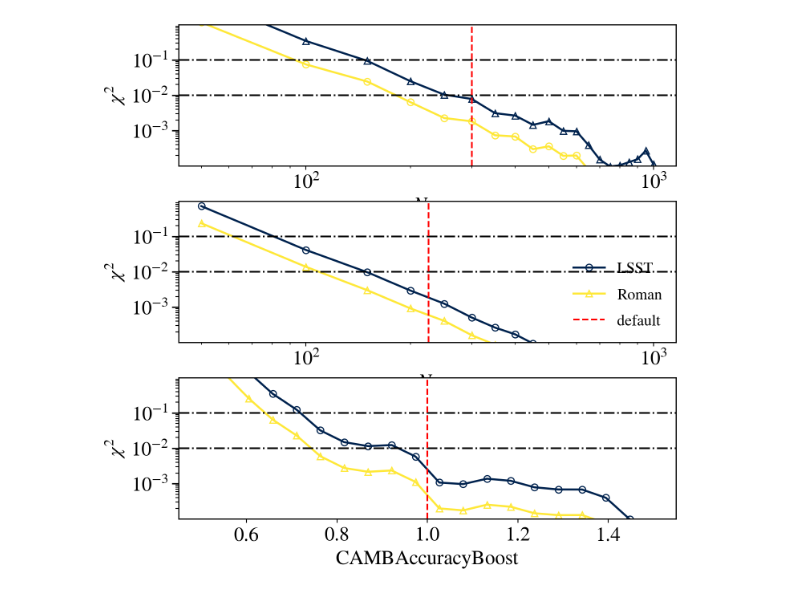
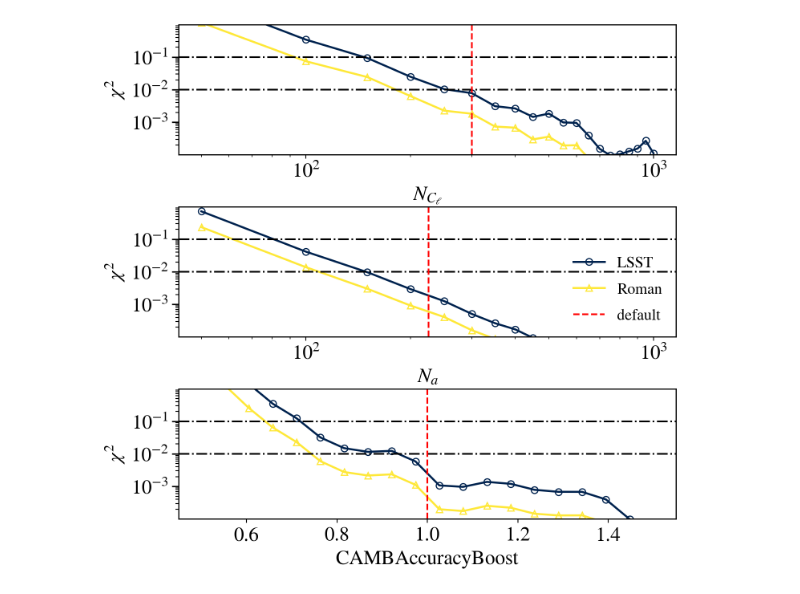
Before and after one commit to junzhou502/Approx-Impact-Roman-LSST, a Jupyter notebook: accuracy_settings/plot.ipynb, the cells around one changed output. Saved outputs shown, nothing was run; the diff lists cells and outputs as text; code cells hidden in the pictures.

```diff
--- a/accuracy_settings/plot.ipynb
+++ b/accuracy_settings/plot.ipynb
@@ -57,7 +57,7 @@ def plot_assemble(axs, x, y, legend, color,ls,mk,lw):
     return ln
 
 fig,axs = plt.subplots(3,1,figsize=(8,8))
-plt.subplots_adjust(hspace=0.25)
+plt.subplots_adjust(hspace=0.40)
 ymin = 1e-4
 ymax = 1e0
 
@@ -65,6 +65,7 @@ ymax = 1e0
 chi2s_lsst = np.loadtxt('./data/lsst_real/chi2s_NCl.txt')
 chi2s_roman = np.loadtxt('./data/roman_real/chi2s_NCl.txt')
 styles = make_style_iter()
+lw,ls,mk = next(styles)
 ln= plot_assemble(axs[0], chi2s_lsst[:,0], chi2s_lsst[:,1], legend='LSST', color=colors[0], ls=ls, mk=mk, lw=lw)
 lw,ls,mk = next(styles)
 ln= plot_assemble(axs[0], chi2s_roman[:,0], chi2s_roman[:,1], legend='Roman', color=colors[1], ls=ls, mk=mk, lw=lw)
@@ -88,31 +89,31 @@ chi2s_roman = np.loadtxt('./data/roman_real/chi2s_CAMBAB.txt')
 styles = make_style_iter()
 lw,ls,mk = next(styles)
 ln= plot_assemble(axs[2], chi2s_lsst[:,0], chi2s_lsst[:,1], legend='LSST', color=colors[0], ls=ls, mk=mk, lw=lw)
 lw,ls,mk = next(styles)
 ln= plot_assemble(axs[2], chi2s_roman[:,0], chi2s_roman[:,1], legend='Roman', color=colors[1], ls=ls, mk=mk, lw=lw)
 
 #----------------------------------
 for i in range(3):
     axs[i].set_ylim(ymin*1.01, ymax*0.99)
     axs[i].axhline(xmin=0, xmax=1, y=1e-1, linestyle='-.', color='k')
     axs[i].axhline(xmin=0, xmax=1, y=1e-2, linestyle='-.', color='k')
     axs[i].set_yscale('log')
     axs[i].set_ylabel(r'$\chi^2$')
 
 axs[0].axvline(ymin=0, ymax=1, x=300, linestyle='--', color='r', label='default')
 axs[0].set_xlabel(r'$N_{C_\ell}$')
 axs[0].set_xscale('log')
 
 
 ln=axs[1].axvline(ymin=0, ymax=1, x=225, linestyle='--', color='r', label='default')
 lines.append(ln)
 axs[1].legend(handles=lines, frameon=False)
 axs[1].set_xlabel(r'$N_a$')
 axs[1].set_xscale('log')
 
 axs[2].axvline(ymin=0, ymax=1, x=1.0, linestyle='--', color='r', label='default')
 axs[2].set_xlabel(r'$\mathrm{CAMB} \mathrm{AccuracyBoost}$')
 
 plt.savefig('./accuracy_settings.png', dpi=300)
 # %% [output]
-[figure, old version]
+[figure, new version]
```
Also changed, not shown: 22 other files.
